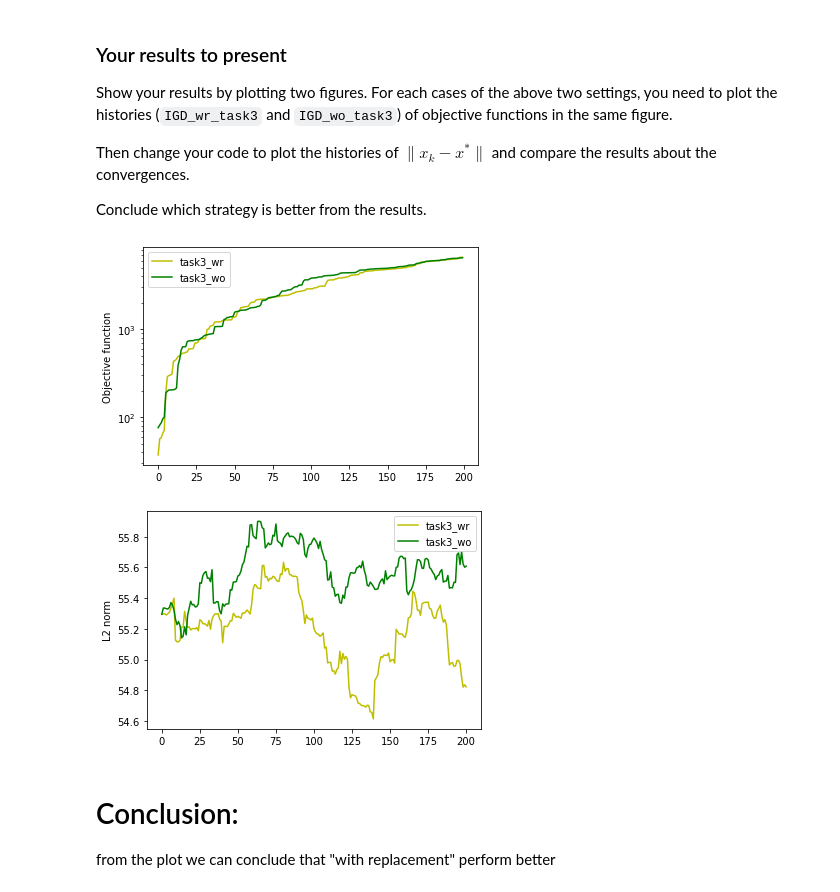
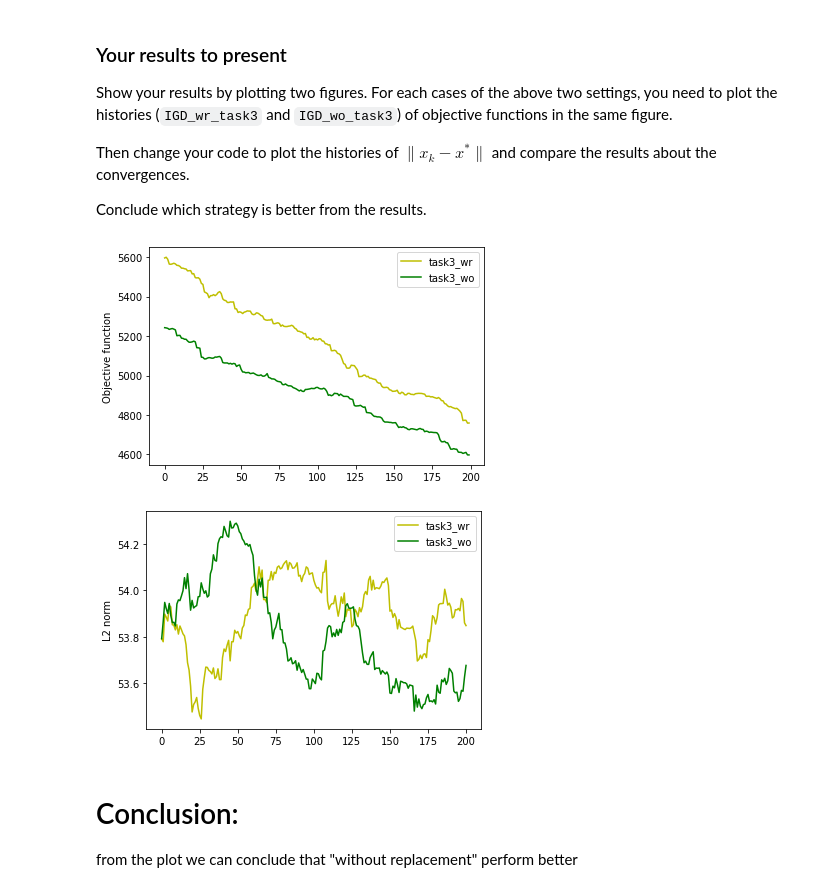
Before and after one commit to autoloading8822/Project-2, a Jupyter notebook: Math_110B_Project_2.ipynb, the cells around one changed output. Saved outputs shown, nothing was run; the diff lists cells and outputs as text; code cells hidden in the pictures.

```diff
--- a/Math_110B_Project_2.ipynb
+++ b/Math_110B_Project_2.ipynb
@@ -252,20 +252,20 @@ def IGD_wr_task2(y):
     losses = []
     x = 0
     n = len(y)
+    beta = np.random.uniform(1,2,n)
     # n = np.random.randint(low=5, high=30)
     ordering = np.random.choice(n, n, replace=True)
-
+    # implement the algorithm's iteration of IGD. Your result should return the the final xk
+    # at the last iteration and also the history of objective function at each xk.
     for i in range(n):
       beta = np.random.uniform(1,2,n)
-      gamma = 1 / (1 + i)
-      x -= gamma*beta*(x - y[ordering[i]])
+      gamma = 0.95 * min(1/beta)
+      x -= gamma*beta[ordering[i]]*(x - y)
       loss = 0.5 * np.linalg.norm((beta)*(x - y)**2)
       losses.append(loss)
 
 
-
     return x, losses
-
 
 
 
@@ -276,15 +276,16 @@ def IGD_wo_task2(y):
     losses = []
     x = 0
     n = len(y)
+    beta = np.random.uniform(1,2,n)
     # n = np.random.randint(low=5, high=30)
     ordering = np.random.choice(n, n, replace=False)
     # implement the algorithm's iteration of IGD. Your result should return the the final xk
     # at the last iteration and also the history of objective function at each xk.
     for i in range(n):
       beta = np.random.uniform(1,2,n)
-      gamma = 1 / (1 + i)
-      x -= gamma*beta*(x - y[ordering[i]])
-      loss = 0.5 * np.linalg.norm((beta)*(x - y)**2)
+      gamma = 0.95 * min(1/beta)
+      x -= gamma*beta[ordering[i]]*(x - y)
+      loss = 0.5 * sum((beta)*((x - y)**2))
       losses.append(loss)
 
 
@@ -298,4 +293,4 @@ print(IGD_wo_task2)
 # %%
-x,losses = IGD_wo_task2(y2)
+x,losses = IGD_wr_task2(y2)
 print(losses)
 # %% [output]
@@ -383,6 +379,7 @@ import numpy as np
 #
 A, xstar, y = generate_problem_task3(200, 100, 0.01)
 # %%
+
 # In these two functions, we could only focus on the first n steps and try to make comparisons on these data only.
 # In practice, it requires more iterations to converge, due to the matrix might not be easy to deal with.
 # You can put the ordering loop into a naive loop: namely, we simply perform the IGD code several rounds.
@@ -404,8 +401,10 @@ def IGD_wr_task3(y, A):
     ordering = np.random.choice(n, n, replace=True)
     for i in range(200):
       ai = A[i].reshape(100,1)
-      loss = loss+np.linalg.norm(A.T[:,i].reshape(1,100)@x0 - y[ordering[i]])**2
+      for k in range(200):
+        loss += np.linalg.norm(A.T[:,k].reshape(1,100)@x0 - y[ordering[k]])**2
       losses.append(loss)
+      loss = 0
       gamma = 1e-3
       minus = A[i].T.reshape(1,100)@x0 - y[ordering[i]]
 
@@ -430,8 +429,10 @@ def IGD_wo_task3(y, A):
     ordering = np.random.choice(n, n, replace=False)
     for i in range(200):
       ai = A[i].reshape(100,1)
-      loss = loss+np.linalg.norm(A[i].T.reshape(1,100)@x0 - y[ordering[i]])**2
+      for k in range(200):
+        loss += np.linalg.norm(A.T[:,k].reshape(1,100)@x0 - y[ordering[k]])**2
       losses.append(loss)
+      loss = 0
       gamma = 1e-3
       minus = A[i].T.reshape(1,100)@x0 - y[ordering[i]]
 
@@ -455,15 +456,15 @@ Conclude which strategy is better from the results.
 # %%
 import matplotlib.pyplot as plt
 wr = IGD_wr_task3(y,A)[1]
 wo = IGD_wo_task3(y,A)[1]
 
-plt.semilogy(wr,color='y', label='task3_wr')
-plt.semilogy(wo,color='g', label="task3_wo")
+plt.plot(wr,color='y', label='task3_wr')
+plt.plot(wo,color='g', label="task3_wo")
 plt.ylabel("Objective function")
 plt.legend()
 plt.show()
 # %% [output]
-[figure, old version]
+[figure, new version]
 # %%
 from numpy.linalg import norm
 
@@ -475,8 +476,8 @@ plt.ylabel("L2 norm")
 plt.legend()
 plt.show()
 # %% [output]
-[figure, old version]
+[figure, new version]
 # %% [markdown]
 # Conclusion:
 
-from the plot we can conclude that "with replacement" perform better
+from the plot we can conclude that "without replacement" perform better
```
Also changed, not shown: parts of 9 cells of this notebook.
